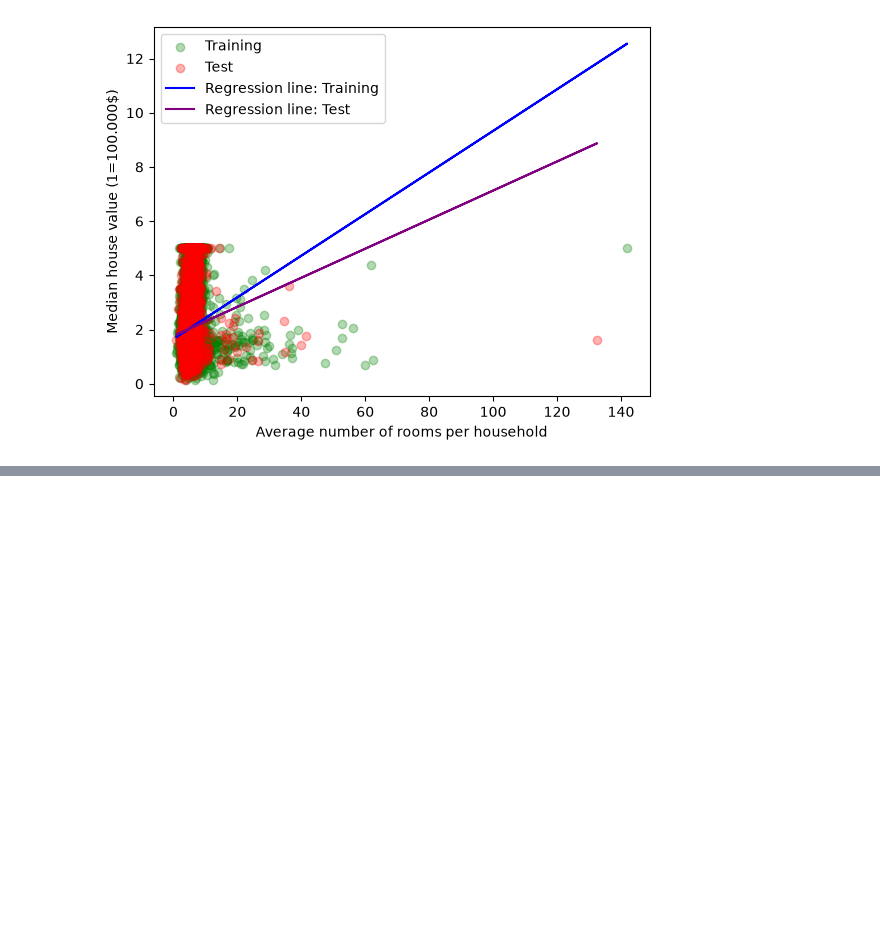
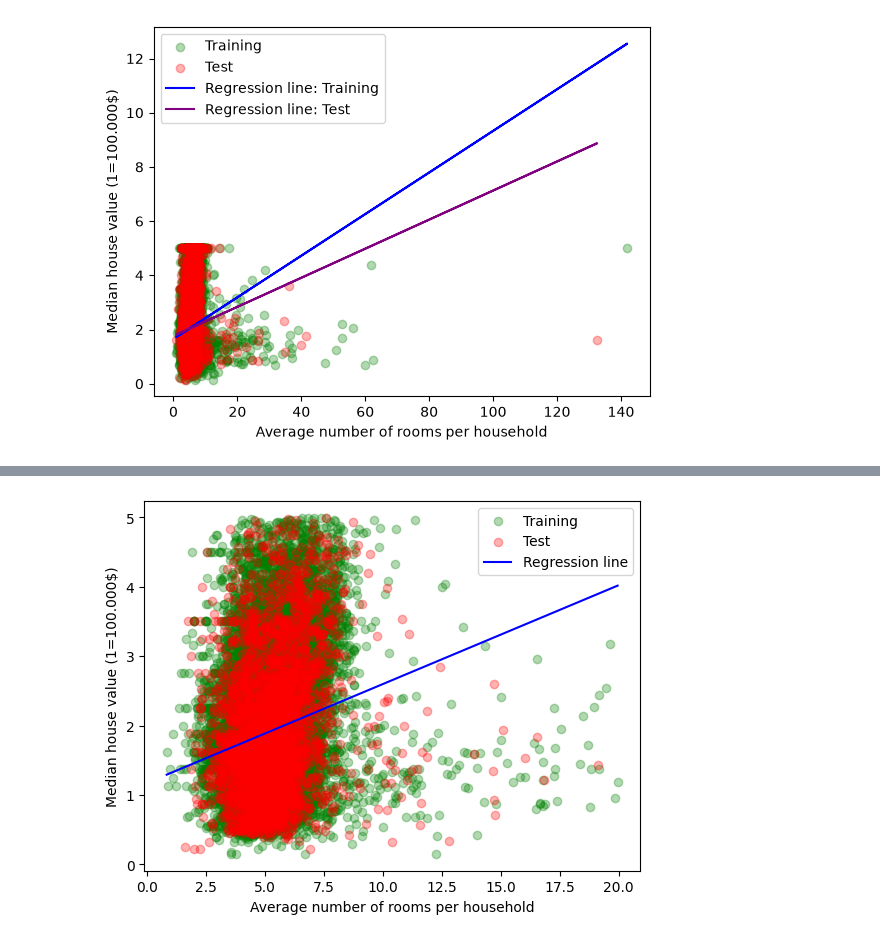
Before and after one commit to hellyhornbek/dmml-group-project, a Jupyter notebook: Assignment 01/Exercises/Exercise 6/Exercise 06.02 (Assignment #01).ipynb, the cells around one changed output, grey strips where cells are left out. Drawn from its saved outputs; the diff is of its cells as text; code cells hidden in the pictures; blank space fills up the shorter version.

```diff
--- a/Assignment 01/Exercises/Exercise 6/Exercise 06.02 (Assignment #01).ipynb
+++ b/Assignment 01/Exercises/Exercise 6/Exercise 06.02 (Assignment #01).ipynb
@@ -86,0 +94,34 @@ See scatter plot above for reference.
+# %%
+# Load and prepare data
+data = fetch_california_housing()
+df = pd.DataFrame(data.data, columns=data.feature_names)
+df["MedHouseVal"] = data.target
+
+# Keep only rows meeting both limits
+df = df.loc[
+    (df["MedHouseVal"] < 5) &
+    (df["AveRooms"] <= 20)
+].copy()
+
+# Predictor and target
+X = df[["AveRooms"]]
+y = df["MedHouseVal"]
+
+# Split into training and test sets (80/20)
+X_train, X_test, y_train, y_test = train_test_split(
+    X, y, test_size=0.2, random_state=42
+)
+
+model = LinearRegression()
+model.fit(X_train,y_train)
+
+plt.scatter(X_train, y_train, alpha=0.3, color="green", label="Training")
+plt.scatter(X_test, y_test, alpha = 0.3, color="red", label="Test")
+x_line = pd.DataFrame({"AveRooms": np.linspace(X["AveRooms"].min(), X["AveRooms"].max(), 100)})
+plt.plot(x_line, model.predict(x_line), color="blue", label="Regression line")
+plt.xlabel("Average number of rooms per household")
+plt.ylabel("Median house value (1=100.000$)")
+plt.legend()
+plt.show()
+# %% [output]
+[figure, added]
```
Also changed, not shown: parts of 1 cell of this notebook, 1 other file.
